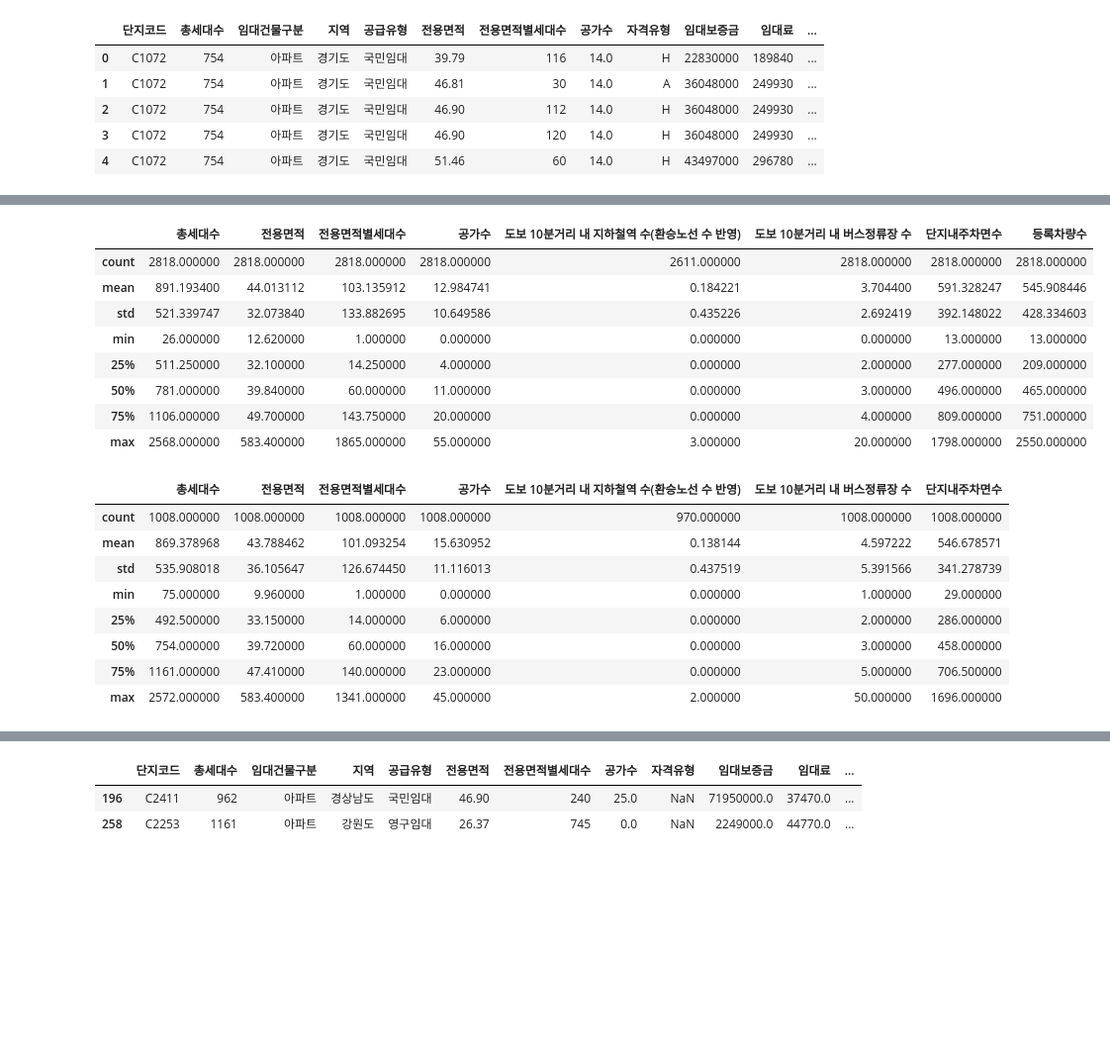
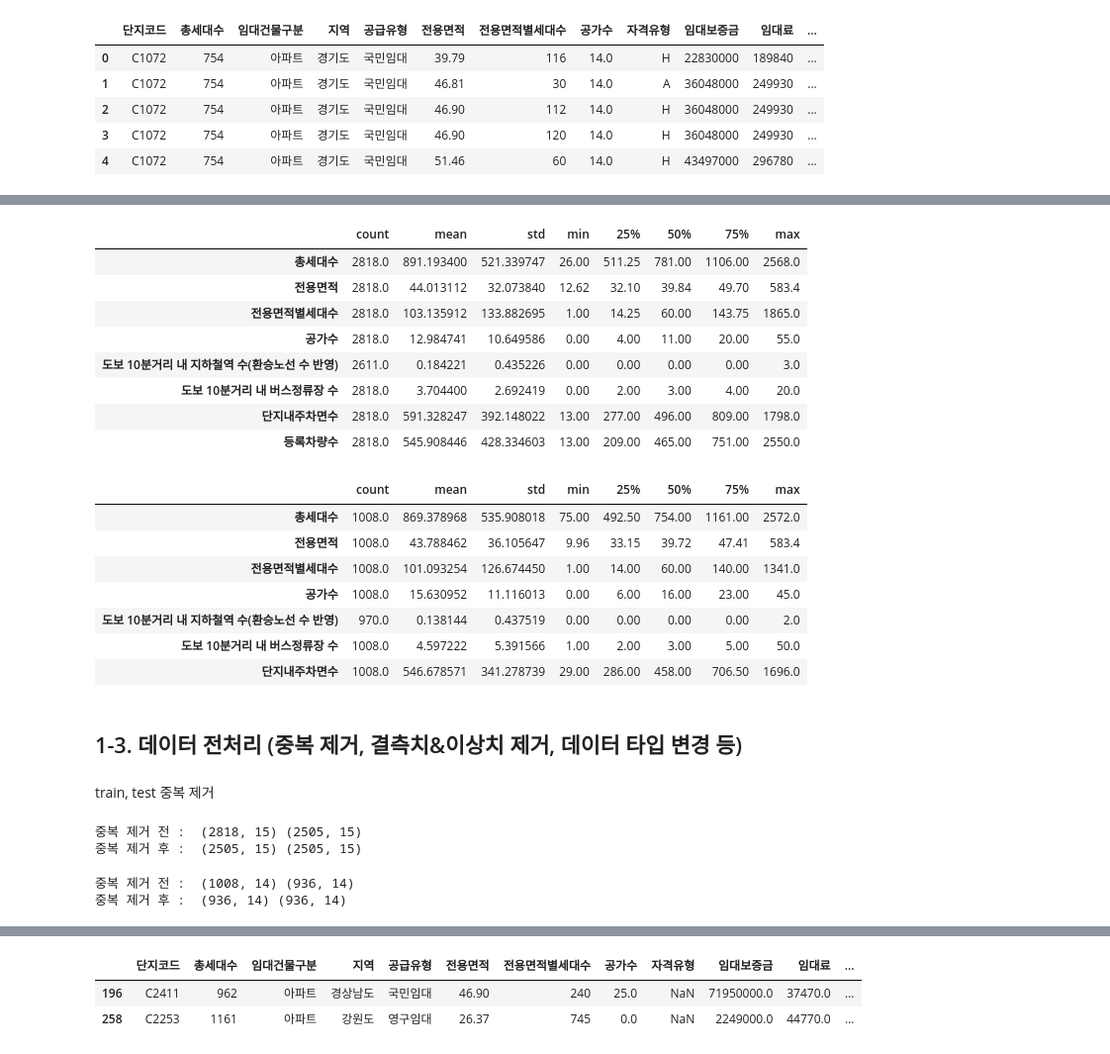
Before and after one commit to 1KimJiHyeon/parking_demand_forecast, a Jupyter notebook: 주차수요예측_김지현.ipynb, the cells around one changed output, grey strips where cells are left out. Shown: that part at 99% size. Cells and saved outputs as stored; diff of their text form; code cells hidden in the pictures; blank space fills up the shorter version.

```diff
--- a/주차수요예측_김지현.ipynb
+++ b/주차수요예측_김지현.ipynb
@@ -108,25 +118,24 @@ Data columns (total 14 columns):
 dtypes: float64(5), int64(2), object(7)
 memory usage: 118.1+ KB
 # %%
-# train과 test의 평균, 표준편차 값은 비슷함
-display(train.describe())
-display(test.describe())
+# 대체로 train과 test의 평균, 표준편차 값은 비슷하다. 단지내주차면수가 조금 차이가 난다.
+display(train.describe().T)
+display(test.describe().T)
 # %% [output]
-|  | 총세대수 | 전용면적 | 전용면적별세대수 | 공가수 | 도보 10분거리 내 지하철역 수(환승노선 수 반영) | 도보 10분거리 내 버스정류장 수 | 단지내주차면수 | 등록차량수 |
-| count | 2818.000000 | 2818.000000 | 2818.000000 | 2818.000000 | 2611.000000 | 2818.000000 | 2818.000000 | 2818.000000 |
-| mean | 891.193400 | 44.013112 | 103.135912 | 12.984741 | 0.184221 | 3.704400 | 591.328247 | 545.908446 |
-| std | 521.339747 | 32.073840 | 133.882695 | 10.649586 | 0.435226 | 2.692419 | 392.148022 | 428.334603 |
-| min | 26.000000 | 12.620000 | 1.000000 | 0.000000 | 0.000000 | 0.000000 | 13.000000 | 13.000000 |
-| 25% | 511.250000 | 32.100000 | 14.250000 | 4.000000 | 0.000000 | 2.000000 | 277.000000 | 209.000000 |
-| 50% | 781.000000 | 39.840000 | 60.000000 | 11.000000 | 0.000000 | 3.000000 | 496.000000 | 465.000000 |
-| 75% | 1106.000000 | 49.700000 | 143.750000 | 20.000000 | 0.000000 | 4.000000 | 809.000000 | 751.000000 |
-| max | 2568.000000 | 583.400000 | 1865.000000 | 55.000000 | 3.000000 | 20.000000 | 1798.000000 | 2550.000000 |
+|  | count | mean | std | min | 25% | 50% | 75% | max |
+| 총세대수 | 2818.0 | 891.193400 | 521.339747 | 26.00 | 511.25 | 781.00 | 1106.00 | 2568.0 |
+| 전용면적 | 2818.0 | 44.013112 | 32.073840 | 12.62 | 32.10 | 39.84 | 49.70 | 583.4 |
+| 전용면적별세대수 | 2818.0 | 103.135912 | 133.882695 | 1.00 | 14.25 | 60.00 | 143.75 | 1865.0 |
+| 공가수 | 2818.0 | 12.984741 | 10.649586 | 0.00 | 4.00 | 11.00 | 20.00 | 55.0 |
+| 도보 10분거리 내 지하철역 수(환승노선 수 반영) | 2611.0 | 0.184221 | 0.435226 | 0.00 | 0.00 | 0.00 | 0.00 | 3.0 |
+| 도보 10분거리 내 버스정류장 수 | 2818.0 | 3.704400 | 2.692419 | 0.00 | 2.00 | 3.00 | 4.00 | 20.0 |
+| 단지내주차면수 | 2818.0 | 591.328247 | 392.148022 | 13.00 | 277.00 | 496.00 | 809.00 | 1798.0 |
+| 등록차량수 | 2818.0 | 545.908446 | 428.334603 | 13.00 | 209.00 | 465.00 | 751.00 | 2550.0 |
-|  | 총세대수 | 전용면적 | 전용면적별세대수 | 공가수 | 도보 10분거리 내 지하철역 수(환승노선 수 반영) | 도보 10분거리 내 버스정류장 수 | 단지내주차면수 |
-| count | 1008.000000 | 1008.000000 | 1008.000000 | 1008.000000 | 970.000000 | 1008.000000 | 1008.000000 |
-| mean | 869.378968 | 43.788462 | 101.093254 | 15.630952 | 0.138144 | 4.597222 | 546.678571 |
-| std | 535.908018 | 36.105647 | 126.674450 | 11.116013 | 0.437519 | 5.391566 | 341.278739 |
-| min | 75.000000 | 9.960000 | 1.000000 | 0.000000 | 0.000000 | 1.000000 | 29.000000 |
-| 25% | 492.500000 | 33.150000 | 14.000000 | 6.000000 | 0.000000 | 2.000000 | 286.000000 |
-| 50% | 754.000000 | 39.720000 | 60.000000 | 16.000000 | 0.000000 | 3.000000 | 458.000000 |
-| 75% | 1161.000000 | 47.410000 | 140.000000 | 23.000000 | 0.000000 | 5.000000 | 706.500000 |
-| max | 2572.000000 | 583.400000 | 1341.000000 | 45.000000 | 2.000000 | 50.000000 | 1696.000000 |
+|  | count | mean | std | min | 25% | 50% | 75% | max |
+| 총세대수 | 1008.0 | 869.378968 | 535.908018 | 75.00 | 492.50 | 754.00 | 1161.00 | 2572.0 |
+| 전용면적 | 1008.0 | 43.788462 | 36.105647 | 9.96 | 33.15 | 39.72 | 47.41 | 583.4 |
+| 전용면적별세대수 | 1008.0 | 101.093254 | 126.674450 | 1.00 | 14.00 | 60.00 | 140.00 | 1341.0 |
+| 공가수 | 1008.0 | 15.630952 | 11.116013 | 0.00 | 6.00 | 16.00 | 23.00 | 45.0 |
+| 도보 10분거리 내 지하철역 수(환승노선 수 반영) | 970.0 | 0.138144 | 0.437519 | 0.00 | 0.00 | 0.00 | 0.00 | 2.0 |
+| 도보 10분거리 내 버스정류장 수 | 1008.0 | 4.597222 | 5.391566 | 1.00 | 2.00 | 3.00 | 5.00 | 50.0 |
+| 단지내주차면수 | 1008.0 | 546.678571 | 341.278739 | 29.00 | 286.00 | 458.00 | 706.50 | 1696.0 |
@@ -140,0 +142,20 @@ test.loc[test.임대료=='-', '임대료'] = np.nan
+# %% [markdown]
+## 1-3. 데이터 전처리 (중복 제거, 결측치&이상치 제거, 데이터 타입 변경 등)
+# %% [markdown]
+train, test 중복 제거
+# %%
+# 중복을 조회해보니 중복 데이터가 존재, 중복 제거
+print("중복 제거 전 : ",train.shape, train.drop_duplicates().shape)
+train = train.drop_duplicates()
+print("중복 제거 후 : ",train.shape, train.drop_duplicates().shape)
+# %% [output]
+중복 제거 전 :  (2818, 15) (2505, 15)
+중복 제거 후 :  (2505, 15) (2505, 15)
+# %%
+# 중복을 조회해보니 중복 데이터가 존재, 중복 제거
+print("중복 제거 전 : ",test.shape, test.drop_duplicates().shape)
+test = test.drop_duplicates()
+print("중복 제거 후 : ",test.shape, test.drop_duplicates().shape)
+# %% [output]
+중복 제거 전 :  (1008, 14) (936, 14)
+중복 제거 후 :  (936, 14) (936, 14)
```
Also changed, not shown: parts of 109 cells of this notebook.
